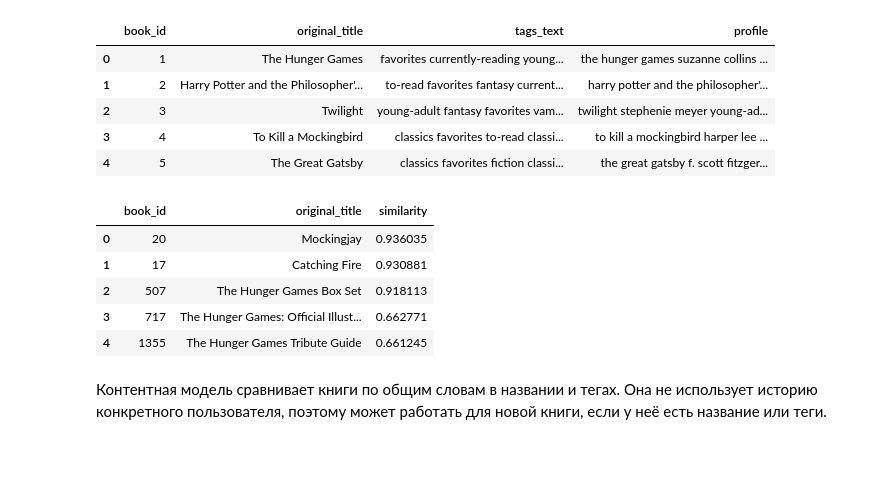
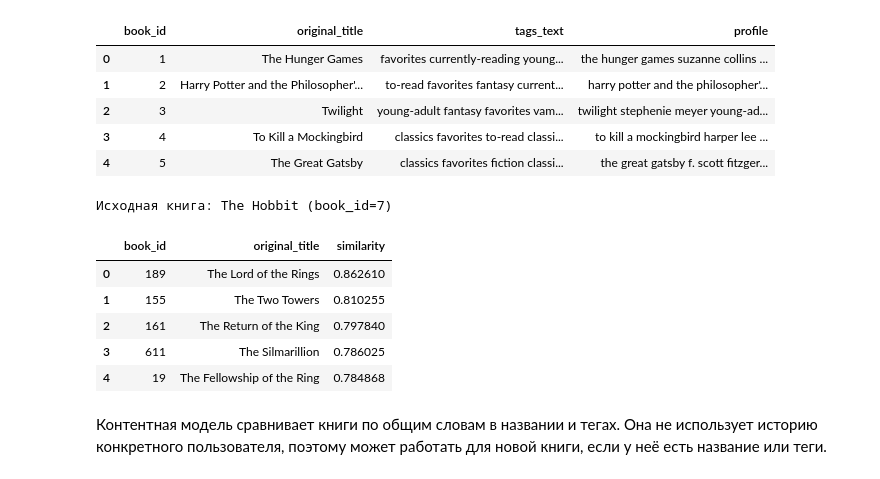
Before and after one commit to MaximTrofimenko/recommender_systems, a Jupyter notebook: hw1.ipynb, the cells around one changed output. Saved outputs shown, nothing was run; the diff lists cells and outputs as text; code cells hidden in the pictures.

```diff
--- a/hw1.ipynb
+++ b/hw1.ipynb
@@ -379,16 +404,19 @@ def get_similar_books(book_id, N=5):
     result = book_profiles.iloc[similar_indices][['book_id', 'original_title']].copy()
     result['similarity'] = similarities[similar_indices]
     return result.reset_index(drop=True)
-
-# Пример: книги, похожие на книгу с book_id = 1.
-get_similar_books(book_id=1, N=5)
-# %% [output]
-|  | book_id | original_title | similarity |
-| 0 | 20 | Mockingjay | 0.936035 |
-| 1 | 17 | Catching Fire | 0.930881 |
-| 2 | 507 | The Hunger Games Box Set | 0.918113 |
-| 3 | 717 | The Hunger Games: Official Illust... | 0.662771 |
-| 4 | 1355 | The Hunger Games Tribute Guide | 0.661245 |
+# %%
+# Пример: книги, похожие на книгу с book_id = 7. The Hobbit
+source_book_title = books.loc[books['book_id'] == 7, 'title'].iloc[0]
+print(f'Исходная книга: {source_book_title} (book_id=7)')
+get_similar_books(book_id=7, N=5)
+# %% [output]
+Исходная книга: The Hobbit (book_id=7)
+|  | book_id | original_title | similarity |
+| 0 | 189 | The Lord of the Rings | 0.862610 |
+| 1 | 155 | The Two Towers | 0.810255 |
+| 2 | 161 | The Return of the King | 0.797840 |
+| 3 | 611 | The Silmarillion | 0.786025 |
+| 4 | 19 | The Fellowship of the Ring | 0.784868 |
 # %% [markdown]
 Контентная модель сравнивает книги по общим словам в названии и тегах. Она не использует историю конкретного пользователя, поэтому может работать для новой книги, если у неё есть название или теги.
 # %% [markdown]
```
Also changed, not shown: parts of 11 cells of this notebook, 1 other file.
